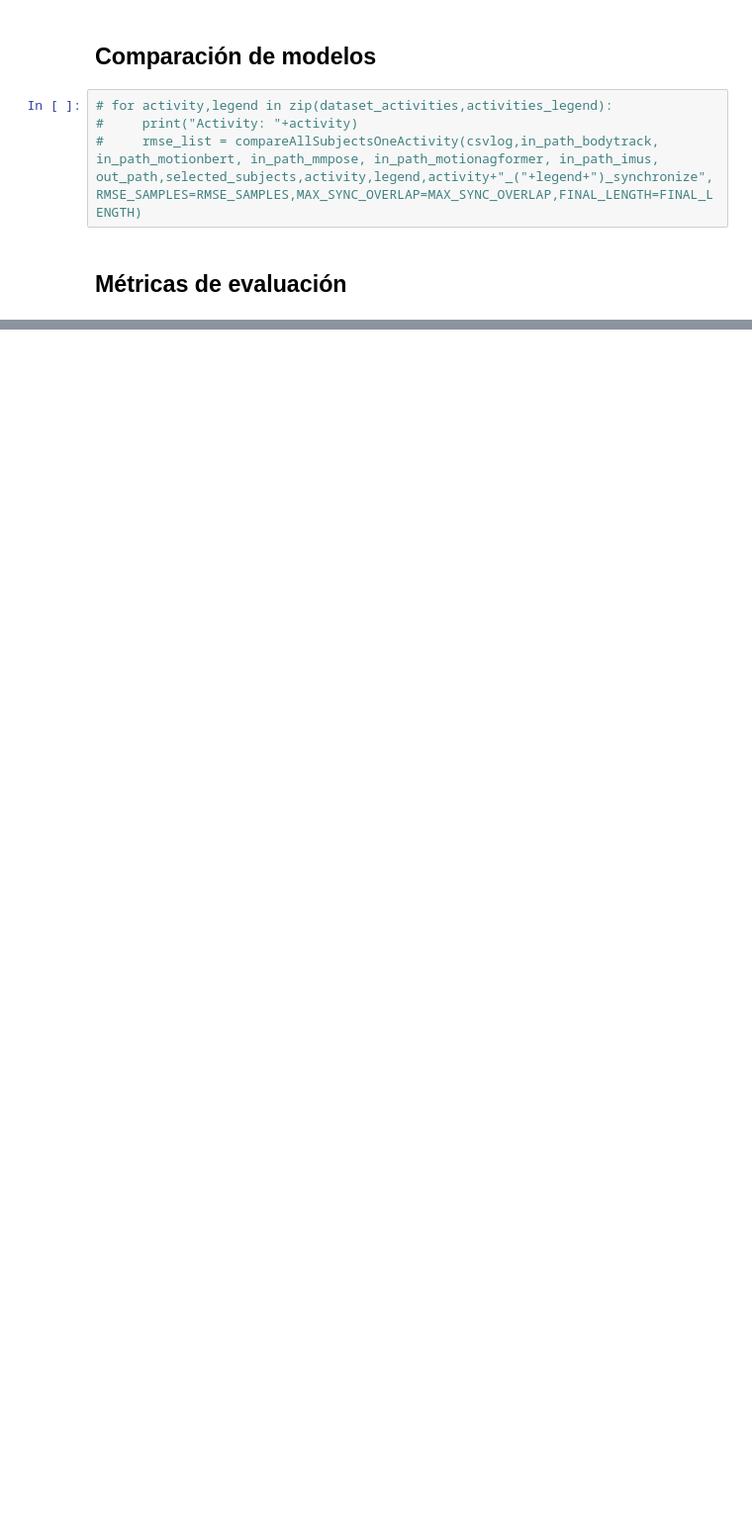
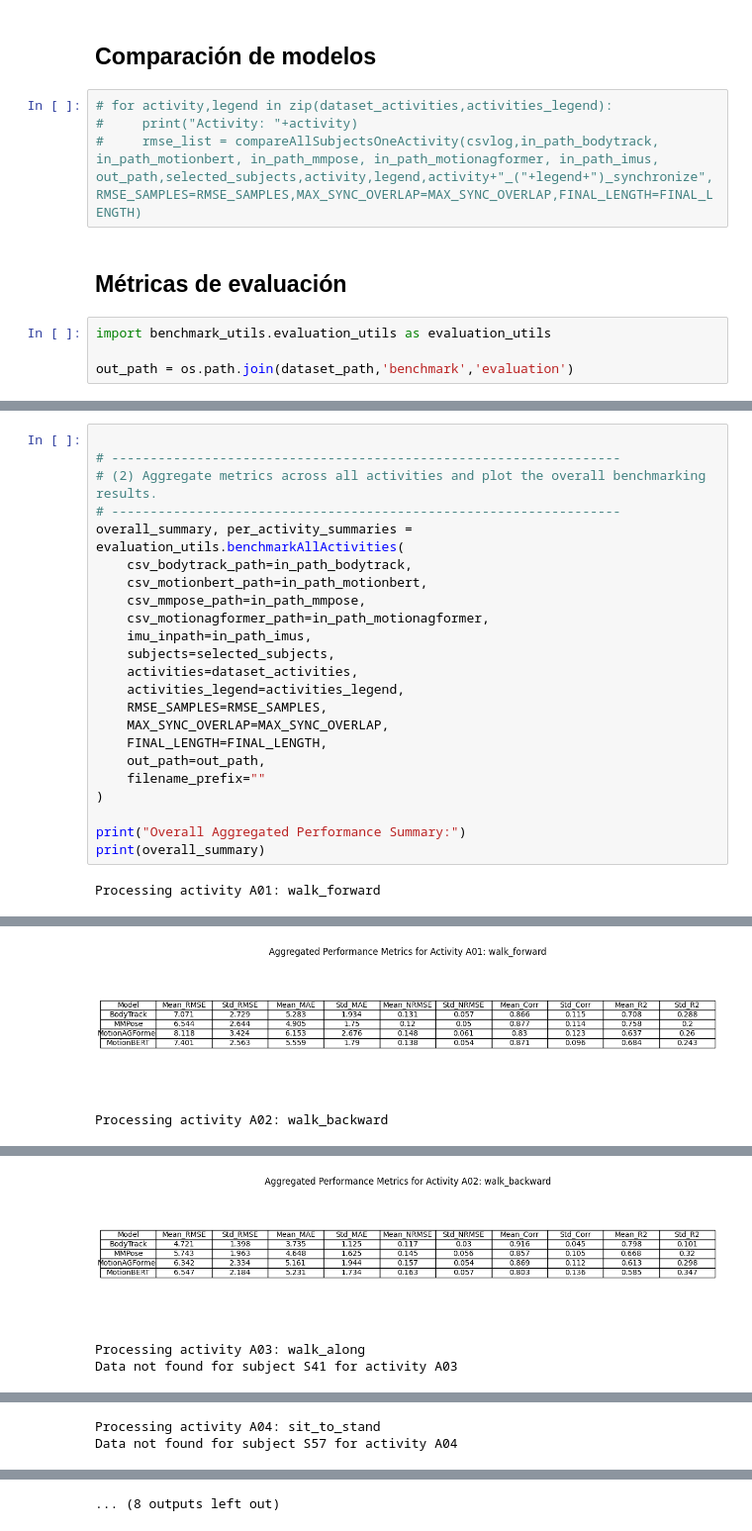
Before and after one commit to medpar/TFG, a Jupyter notebook: benchmark/plot_evaluation_metrics.ipynb, the cells around one changed output, grey strips where cells are left out. Shown at 99% size. Cells and saved outputs as stored; diff of their text form; blank space fills up the shorter version.

```diff
--- a/benchmark/plot_evaluation_metrics.ipynb
+++ b/benchmark/plot_evaluation_metrics.ipynb
@@ -63,4 +61,8 @@ if os.path.exists(csvlogfile):
 #     rmse_list = compareAllSubjectsOneActivity(csvlog,in_path_bodytrack, in_path_motionbert, in_path_mmpose, in_path_motionagformer, in_path_imus, out_path,selected_subjects,activity,legend,activity+"_("+legend+")_synchronize",RMSE_SAMPLES=RMSE_SAMPLES,MAX_SYNC_OVERLAP=MAX_SYNC_OVERLAP,FINAL_LENGTH=FINAL_LENGTH)
 # %% [markdown]
 ## Métricas de evaluación
+# %%
+import benchmark_utils.evaluation_utils as evaluation_utils
+
+out_path = os.path.join(dataset_path,'benchmark','evaluation')
 # %%
@@ -138,0 +93,25 @@ Data not found for subject S57
+# %%
+
+# ------------------------------------------------------------------
+# (2) Aggregate metrics across all activities and plot the overall benchmarking results.
+# ------------------------------------------------------------------
+overall_summary, per_activity_summaries = evaluation_utils.benchmarkAllActivities(
+    csv_bodytrack_path=in_path_bodytrack,
+    csv_motionbert_path=in_path_motionbert,
+    csv_mmpose_path=in_path_mmpose,
+    csv_motionagformer_path=in_path_motionagformer,
+    imu_inpath=in_path_imus,
+    subjects=selected_subjects,
+    activities=dataset_activities,
+    activities_legend=activities_legend,
+    RMSE_SAMPLES=RMSE_SAMPLES,
+    MAX_SYNC_OVERLAP=MAX_SYNC_OVERLAP,
+    FINAL_LENGTH=FINAL_LENGTH,
+    out_path=out_path,
+    filename_prefix=""
+)
+
+print("Overall Aggregated Performance Summary:")
+print(overall_summary)
+# %% [output]
+Processing activity A01: walk_forward
@@ -138,0 +119,2 @@ Data not found for subject S57
+[figure, added]
+Processing activity A02: walk_backward
@@ -138,0 +122,3 @@ Data not found for subject S57
+[figure, added]
+Processing activity A03: walk_along
+Data not found for subject S41 for activity A03
@@ -138,0 +127,2 @@ Data not found for subject S57
+Processing activity A04: sit_to_stand
+Data not found for subject S57 for activity A04
@@ -138,0 +131 @@ Data not found for subject S57
+... (8 outputs left out)
```
Also changed, not shown: parts of 3 cells of this notebook, 1 other file.
